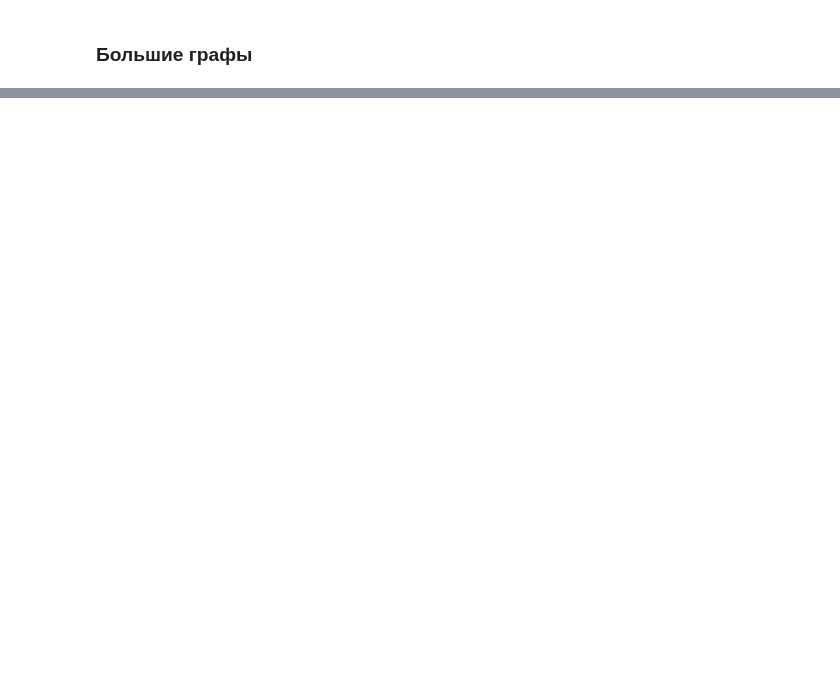
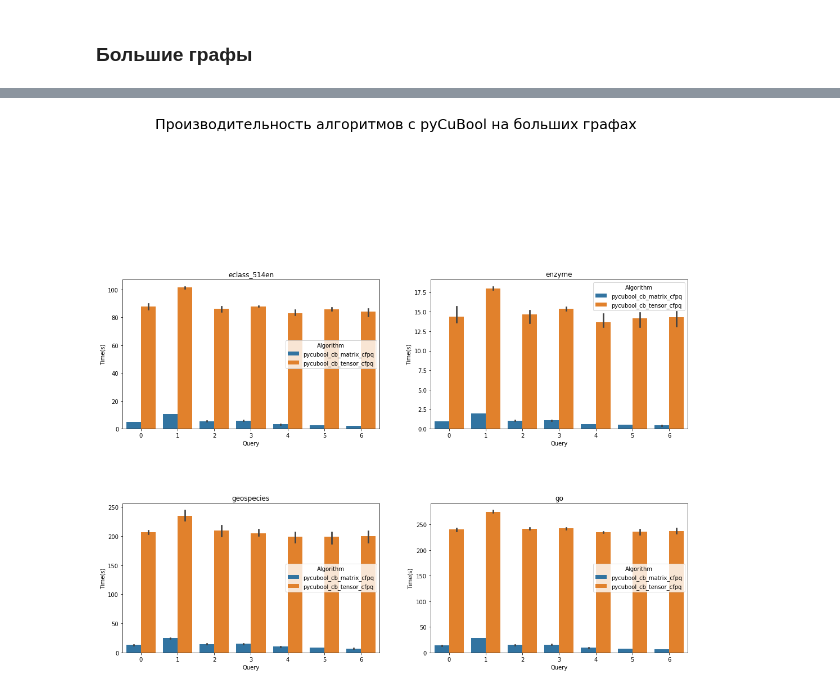
Before and after one commit to kznts9v-1lya/formal-lang-course, a Jupyter notebook: researches/cfpq_research.ipynb, the cells around one changed output, grey strips where cells are left out. Drawn from its saved outputs; the diff is of its cells as text; code cells hidden in the pictures; blank space fills up the shorter version.

```diff
--- a/researches/cfpq_research.ipynb
+++ b/researches/cfpq_research.ipynb
@@ -846,0 +876,5 @@ show_barplots(df_sm_pycubool, 'Производительность алгори
+# %%
+pycubool_algos = [
+         ('pycubool', 'cb_matrix_cfpq', 'researches/data/pycubool_matrix_cfpq'),
+         ('pycubool', 'cb_tensor_cfpq', 'researches/data/pycubool_tensor_cfpq'),
+]
@@ -846,0 +883,5 @@ show_barplots(df_sm_pycubool, 'Производительность алгори
+# %%
+df_lg_pycubool = pd.merge(create_df(large_graph_names, pycubool_algos), graph_descriptions, right_index=True, left_on='Graph')
+show_large_barplots(df_lg_pycubool, 'Производительность алгоритмов с pyCuBool на больших графах')
+# %% [output]
+[figure, added]
```
Also changed, not shown: parts of 13 cells of this notebook.
